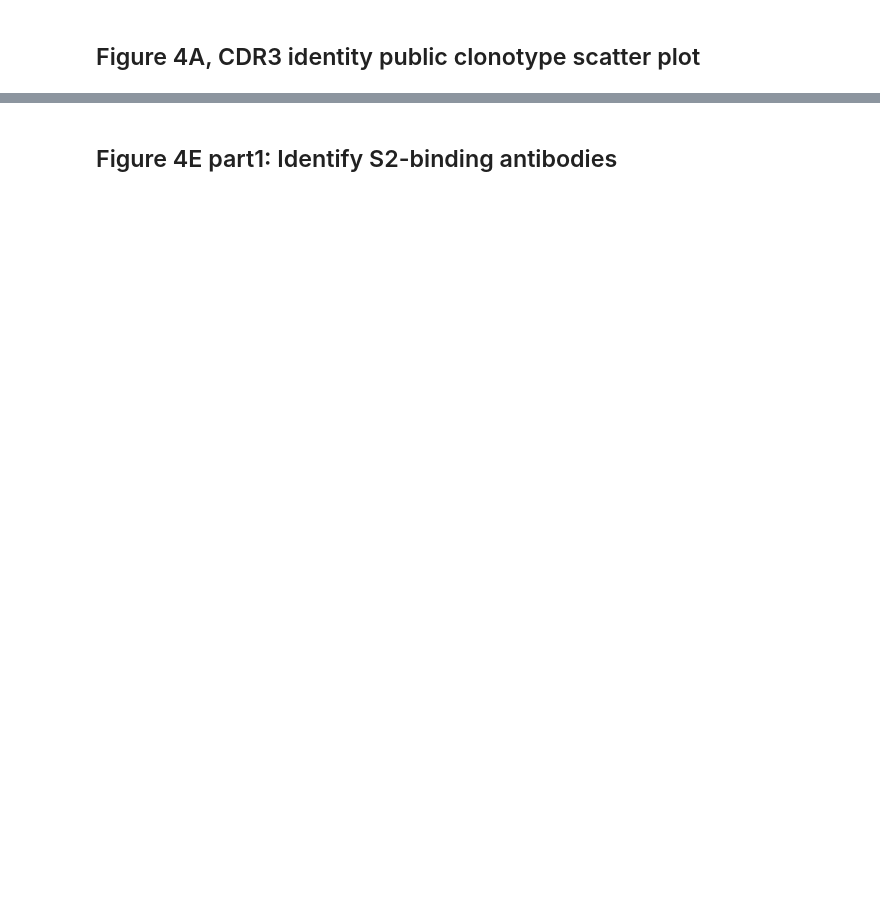
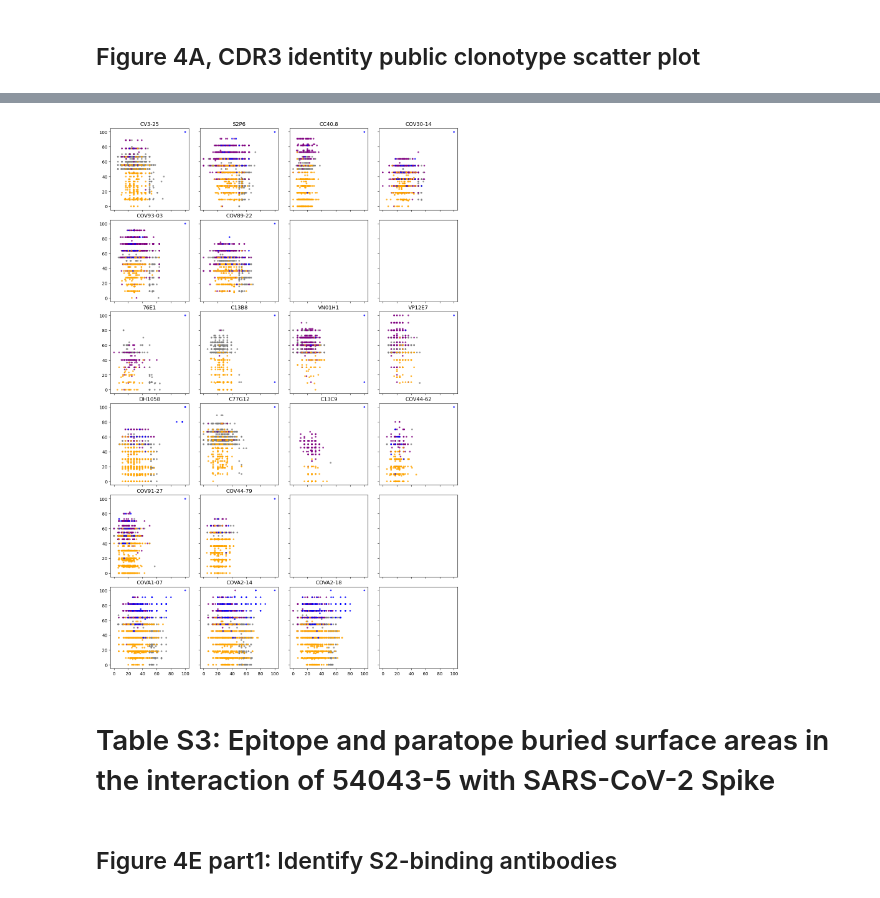
Before and after one commit to IGlab-VUMC/pan-betacov-S2-antibody, a Jupyter notebook: prep_paper_figures.ipynb, the cells around one changed output, grey strips where cells are left out. Saved outputs shown, nothing was run; the diff lists cells and outputs as text; code cells hidden in the pictures; blank space fills up the shorter version.

```diff
--- a/prep_paper_figures.ipynb
+++ b/prep_paper_figures.ipynb
@@ -12,0 +218,33 @@
+# %%
+rows, columns = 6, 4
+plot_pos = [(0, 0), (0, 1), (0, 2), (0, 3),
+                (1, 0), (1, 1),
+                (2, 0), (2, 1), (2, 2), (2, 3),
+                (3, 0), (3, 1), (3, 2), (3, 3),
+                (4, 0), (4, 1),
+                (5, 0), (5, 1), (5, 2)]
+
+color_dict = {0: "gray", 1: "purple", 2: "orange", 3: "blue"}
+legend_dict = {0: "Different V Genes similar CDR3", 1: "Same Light V Gene only", 2: "Same Heavy V Gene only",
+               3: "Same V genes"}
+
+fig, ax = plt.subplots(rows, columns, sharex=True, sharey=True, figsize=(columns * 3, rows * 3))
+plt.xticks([0, 20, 40, 60, 80, 100])
+plt.yticks([0, 20, 40, 60, 80, 100])
+rcParams.update({'font.size': 12})
+plt.tight_layout()
+
+# Next get it in a form to plot quickly
+for i, (ref_ab, pts) in enumerate(all_pts):
+    a, b = plot_pos[i]  # Position in grid
+    pts = sorted(pts, key=lambda x: x[2])  # I want blue on top gray on bottom
+    xs = [x*100 for x,y,c in pts]
+    ys = [y*100 for x,y,c in pts]
+    cs = [color_dict[c] for x, y, c in pts]
+    ax[a, b].scatter(xs, ys, color=cs, alpha=0.8, s=15, marker="o", linewidth=0)
+
+    ax[a, b].title.set_text(ref_ab)
+# %% [output]
+[figure, added]
+# %% [markdown]
+# Table S3: Epitope and paratope buried surface areas in the interaction of 54043-5 with SARS-CoV-2 Spike
```
Also changed, not shown: parts of 25 cells of this notebook, 14 other files.
